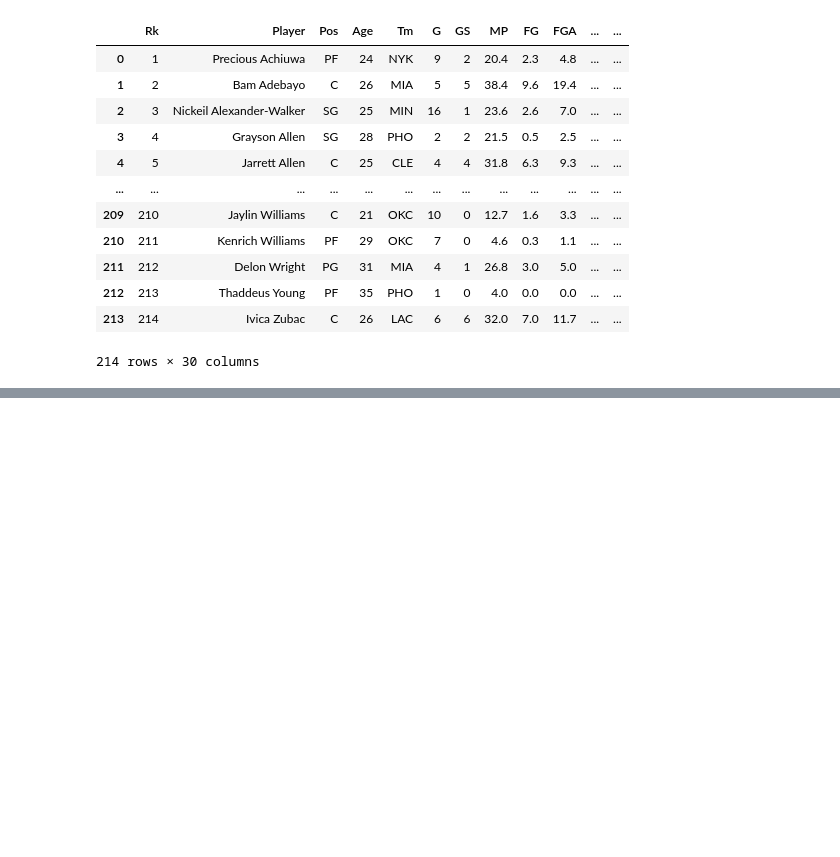
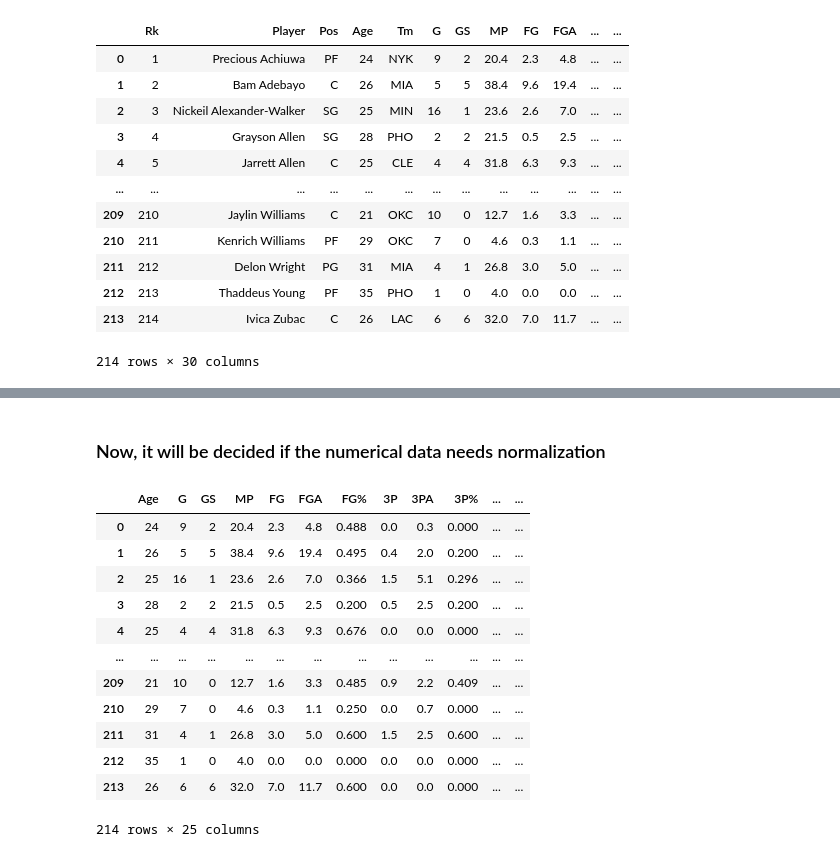
Before and after one commit to kjeeth04/NBA-pred, a Jupyter notebook: EDA.ipynb, the cells around one changed output, grey strips where cells are left out. Saved outputs shown, nothing was run; the diff lists cells and outputs as text; code cells hidden in the pictures; blank space fills up the shorter version.

```diff
--- a/EDA.ipynb
+++ b/EDA.ipynb
@@ -57,0 +128,18 @@ df_raw
+# %% [markdown]
+### Now, it will be decided if the numerical data needs normalization
+# %%
+numerical_df
+# %% [output]
+|  | Age | G | GS | MP | FG | FGA | FG% | 3P | 3PA | 3P% | ... | ... |
+| 0 | 24 | 9 | 2 | 20.4 | 2.3 | 4.8 | 0.488 | 0.0 | 0.3 | 0.000 | ... | ... |
+| 1 | 26 | 5 | 5 | 38.4 | 9.6 | 19.4 | 0.495 | 0.4 | 2.0 | 0.200 | ... | ... |
+| 2 | 25 | 16 | 1 | 23.6 | 2.6 | 7.0 | 0.366 | 1.5 | 5.1 | 0.296 | ... | ... |
+| 3 | 28 | 2 | 2 | 21.5 | 0.5 | 2.5 | 0.200 | 0.5 | 2.5 | 0.200 | ... | ... |
+| 4 | 25 | 4 | 4 | 31.8 | 6.3 | 9.3 | 0.676 | 0.0 | 0.0 | 0.000 | ... | ... |
+| ... | ... | ... | ... | ... | ... | ... | ... | ... | ... | ... | ... | ... |
+| 209 | 21 | 10 | 0 | 12.7 | 1.6 | 3.3 | 0.485 | 0.9 | 2.2 | 0.409 | ... | ... |
+| 210 | 29 | 7 | 0 | 4.6 | 0.3 | 1.1 | 0.250 | 0.0 | 0.7 | 0.000 | ... | ... |
+| 211 | 31 | 4 | 1 | 26.8 | 3.0 | 5.0 | 0.600 | 1.5 | 2.5 | 0.600 | ... | ... |
+| 212 | 35 | 1 | 0 | 4.0 | 0.0 | 0.0 | 0.000 | 0.0 | 0.0 | 0.000 | ... | ... |
+| 213 | 26 | 6 | 6 | 32.0 | 7.0 | 11.7 | 0.600 | 0.0 | 0.0 | 0.000 | ... | ... |
+214 rows × 25 columns
```
Also changed, not shown: parts of 14 cells of this notebook, 2 other files.
